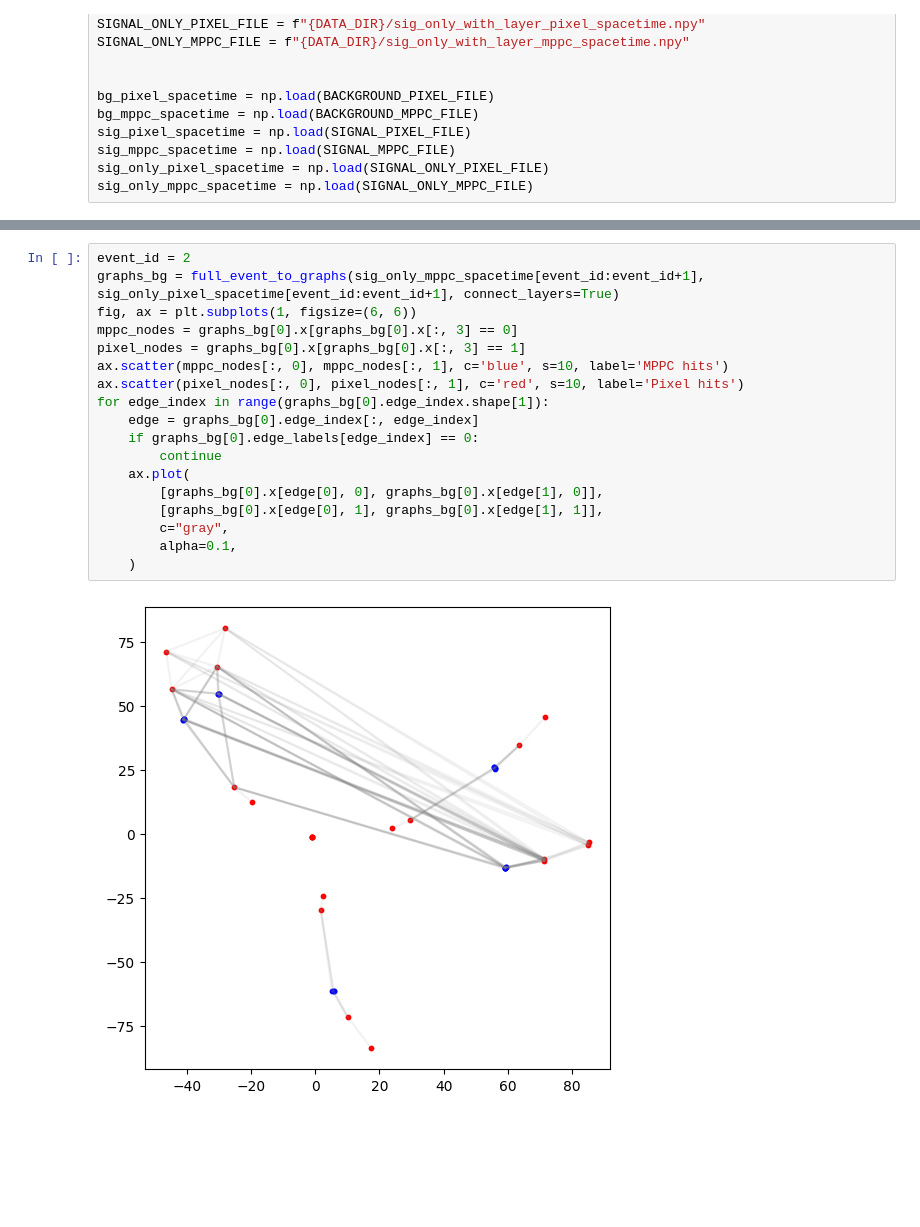
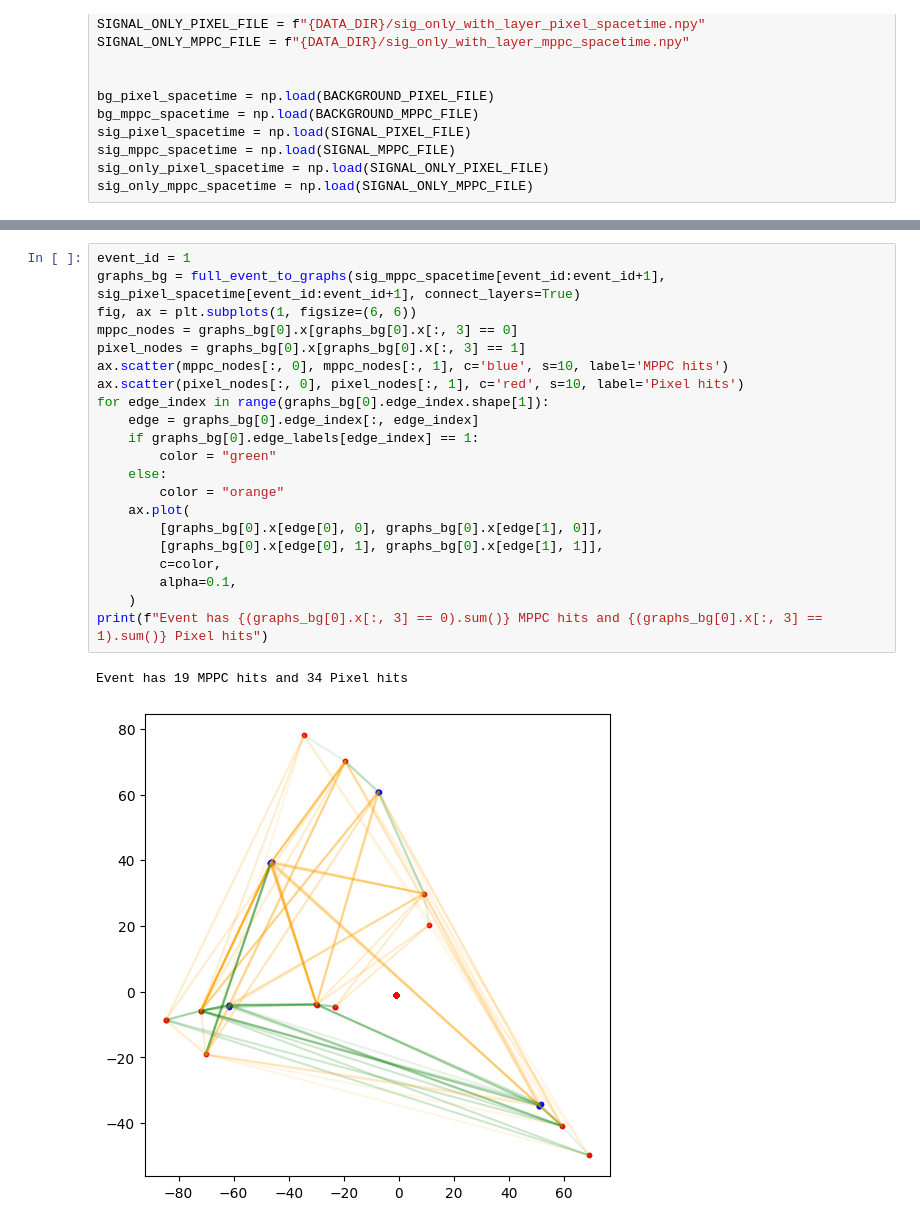
Before and after one commit to makoeppel/mu3e_gnn_trigger, a Jupyter notebook: notebooks_feature_plotting/GraphPlots.ipynb, the cells around one changed output, grey strips where cells are left out. Cells and saved outputs as stored; diff of their text form; blank space fills up the shorter version.

```diff
--- a/notebooks_feature_plotting/GraphPlots.ipynb
+++ b/notebooks_feature_plotting/GraphPlots.ipynb
@@ -48,20 +28,24 @@ array([ 2.5,  2.5,  2.5,  2.5,  2.5,  2.5,  2.5,  2.5,  2.5,  2.5,  2.5,
 # %%
-event_id = 2
-graphs_bg = full_event_to_graphs(sig_only_mppc_spacetime[event_id:event_id+1], sig_only_pixel_spacetime[event_id:event_id+1], connect_layers=True)
+event_id = 1
+graphs_bg = full_event_to_graphs(sig_mppc_spacetime[event_id:event_id+1], sig_pixel_spacetime[event_id:event_id+1], connect_layers=True)
 fig, ax = plt.subplots(1, figsize=(6, 6))
 mppc_nodes = graphs_bg[0].x[graphs_bg[0].x[:, 3] == 0]
 pixel_nodes = graphs_bg[0].x[graphs_bg[0].x[:, 3] == 1]
 ax.scatter(mppc_nodes[:, 0], mppc_nodes[:, 1], c='blue', s=10, label='MPPC hits')
 ax.scatter(pixel_nodes[:, 0], pixel_nodes[:, 1], c='red', s=10, label='Pixel hits')
 for edge_index in range(graphs_bg[0].edge_index.shape[1]):
     edge = graphs_bg[0].edge_index[:, edge_index]
-    if graphs_bg[0].edge_labels[edge_index] == 0:
-        continue
+    if graphs_bg[0].edge_labels[edge_index] == 1:
+        color = "green"
+    else:
+        color = "orange"
     ax.plot(
         [graphs_bg[0].x[edge[0], 0], graphs_bg[0].x[edge[1], 0]],
         [graphs_bg[0].x[edge[0], 1], graphs_bg[0].x[edge[1], 1]],
-        c="gray",
+        c=color,
         alpha=0.1,
     )
+print(f"Event has {(graphs_bg[0].x[:, 3] == 0).sum()} MPPC hits and {(graphs_bg[0].x[:, 3] == 1).sum()} Pixel hits")
 # %% [output]
+Event has 19 MPPC hits and 34 Pixel hits
-[figure, old version]
+[figure, new version]
```
Also changed, not shown: parts of 3 cells of this notebook, 5 other files.
